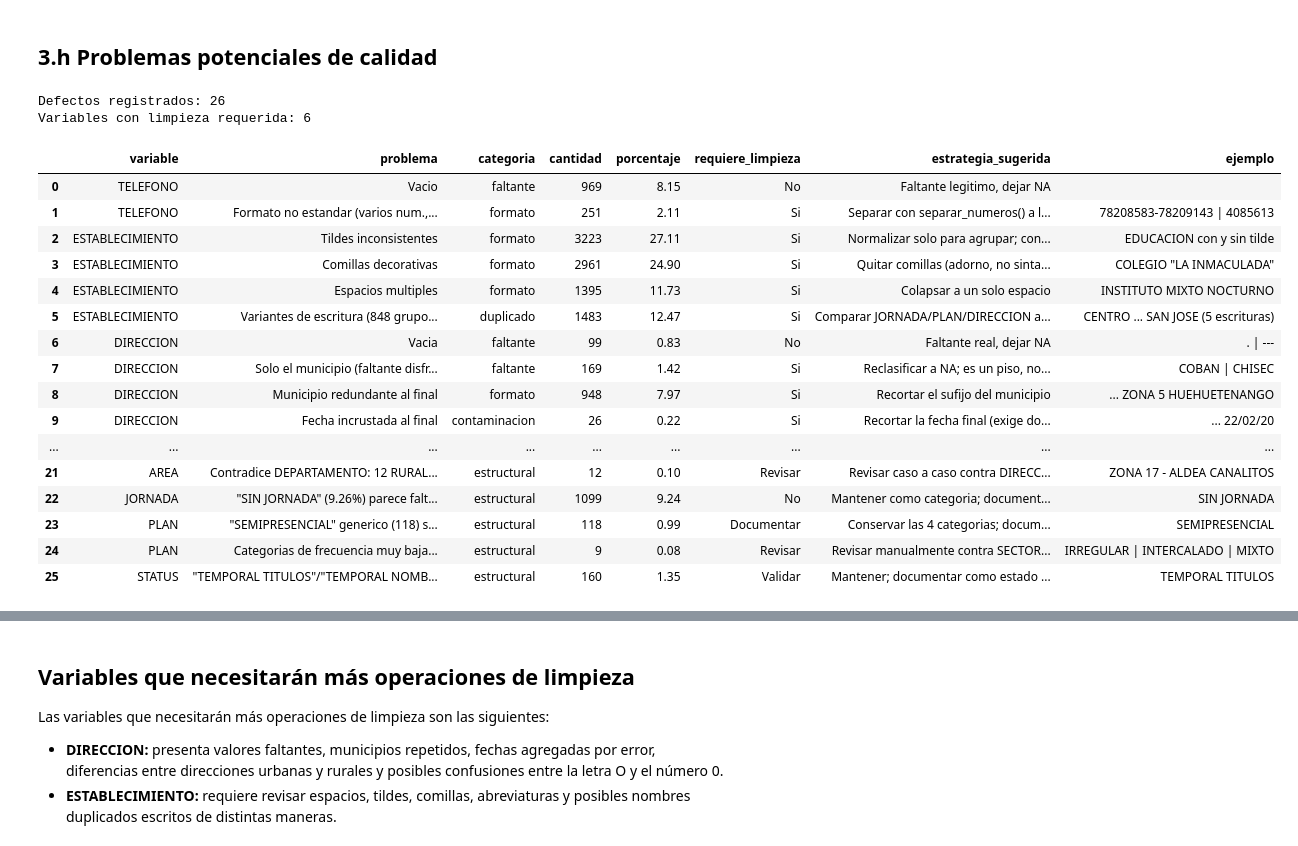
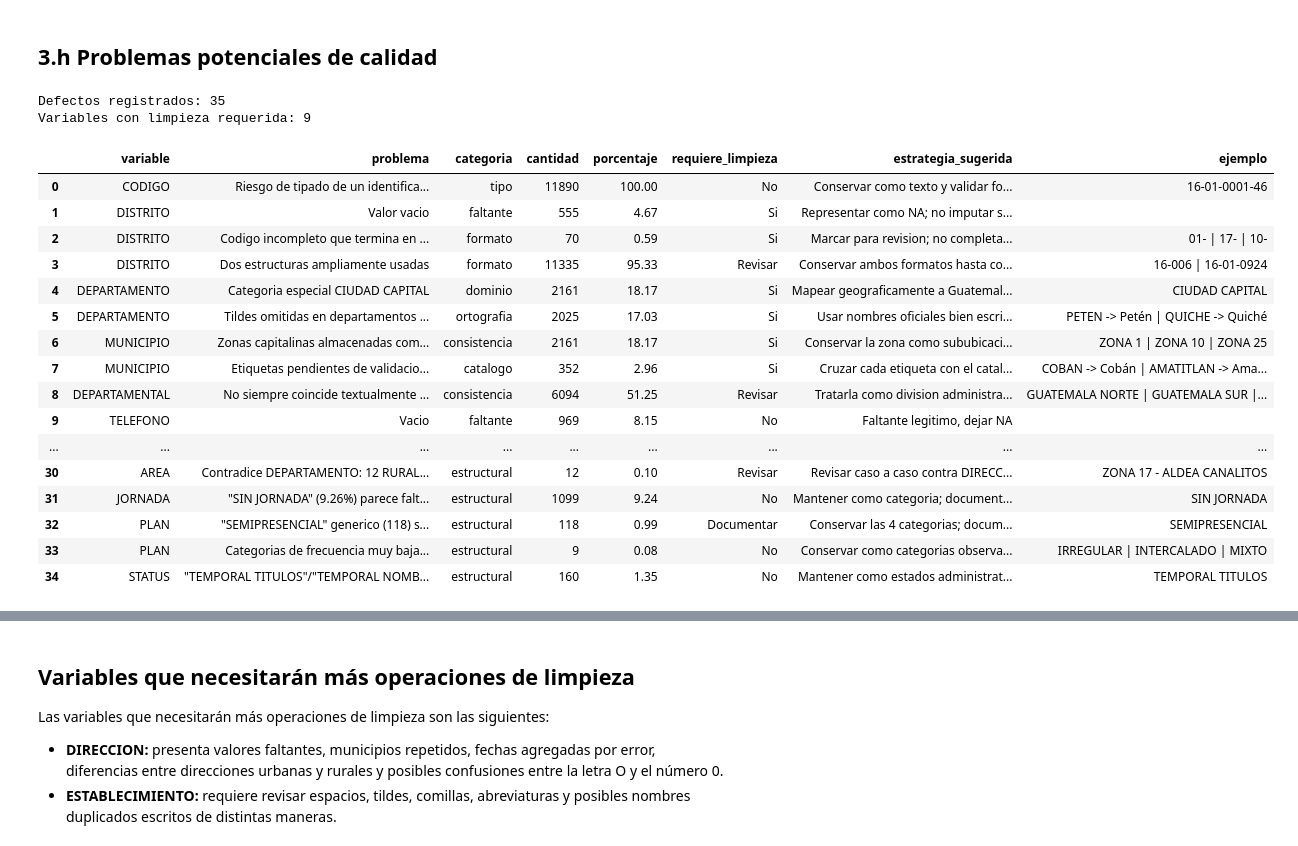
Before and after one commit to Vann06/Proyecto-1-Data-Science, a Jupyter notebook: notebooks/01_ingesta_diagnostico_inicial.ipynb, the cells around one changed output, grey strips where cells are left out. Saved outputs shown, nothing was run; the diff lists cells and outputs as text; code cells hidden in the pictures.

Commit message:
docs: finalize project documentation and notebooks

```diff
--- a/notebooks/01_ingesta_diagnostico_inicial.ipynb
+++ b/notebooks/01_ingesta_diagnostico_inicial.ipynb
@@ -727,11 +727,14 @@ defectos = []
 
 # ---------------------------------------------------------------------
 # TURNO 1 - VIANKA - CODIGO, DISTRITO, DEPARTAMENTO, MUNICIPIO, DEPARTAMENTAL
-# Descomenta y completa con tu diagnostico. Ejemplo del formato:
-# defectos += [
-#     ("DISTRITO", "Descripcion del defecto", "faltante", 555, "Si",
-#      "Regla sugerida en una linea", "ejemplo real"),
-# ]
+from src.diagnostico_vianka import problemas_vianka
+
+problemas_geograficos = problemas_vianka(df_raw)
+columnas_defecto = [
+    "variable", "problema", "categoria", "cantidad",
+    "requiere_limpieza", "estrategia_sugerida", "ejemplo",
+]
+defectos += list(problemas_geograficos[columnas_defecto].itertuples(index=False, name=None))
 # ---------------------------------------------------------------------
 
 # ---------------------------------------------------------------------
@@ -764,7 +767,7 @@ defectos += [
      "Corregir O->0 en contexto numerico", "O AV. 0-06 | OC-150"),
 
     ("SUPERVISOR", "Ausencia real", "faltante", 561, "Si",
-     "Imputable: por DISTRITO en el plan", ""),
+     "Representar como NA; no imputar sin fecha de vigencia", ""),
     ("SUPERVISOR", "Variantes por tildes del mismo nombre", "duplicado", 192, "Si",
      "Fusionar con normalizar_nombre()", "GONZALEZ DE LEON con y sin tilde"),
     ("SUPERVISOR", "Caracter raro (O/0, tilde grave, apostrofo)", "contaminacion", 16, "Si",
@@ -799,55 +802,55 @@ defectos += [
     ("JORNADA", "\"SIN JORNADA\" (9.26%) parece faltante pero 96% cruza con PLAN semipresencial/a distancia: es valor real", "estructural", 1099, "No",
      "Mantener como categoria; documentar el motivo en el codebook", "SIN JORNADA"),
 
     ("PLAN", "\"SEMIPRESENCIAL\" generico (118) sin el detalle de sus 3 subcategorias especificas", "estructural", 118, "Documentar",
      "Conservar las 4 categorias; documentar la jerarquia en el codebook", "SEMIPRESENCIAL"),
-    ("PLAN", "Categorias de frecuencia muy baja (posible typo o caso real raro)", "estructural", 9, "Revisar",
-     "Revisar manualmente contra SECTOR/JORNADA antes de fusionar", "IRREGULAR | INTERCALADO | MIXTO"),
+    ("PLAN", "Categorias de frecuencia muy baja revisadas", "estructural", 9, "No",
+     "Conservar como categorias observadas; no hay evidencia para fusionarlas", "IRREGULAR | INTERCALADO | MIXTO"),
 
-    ("STATUS", "\"TEMPORAL TITULOS\"/\"TEMPORAL NOMBRAMIENTO\" sin catalogo oficial disponible para validar", "estructural", 160, "Validar",
-     "Mantener; documentar como estado administrativo distinto de CERRADA", "TEMPORAL TITULOS"),
+    ("STATUS", "\"TEMPORAL TITULOS\"/\"TEMPORAL NOMBRAMIENTO\" son estados administrativos observados", "estructural", 160, "No",
+     "Mantener como estados administrativos distintos de CERRADA", "TEMPORAL TITULOS"),
 ]
 
 # ---------------------------------------------------------------------
 
 problemas = pd.DataFrame(defectos, columns=[
     "variable", "problema", "categoria", "cantidad",
     "requiere_limpieza", "estrategia_sugerida", "ejemplo",
 ])
 problemas["porcentaje"] = (problemas["cantidad"] / N * 100).round(2)
 problemas = problemas[[
     "variable", "problema", "categoria", "cantidad", "porcentaje",
     "requiere_limpieza", "estrategia_sugerida", "ejemplo",
 ]]
 
 problemas.to_csv(
     REPORT_DIR / "problemas_calidad_preliminares.csv",
     index=False, encoding="utf-8-sig",
 )
 print("Defectos registrados:", len(problemas))
 print("Variables con limpieza requerida:",
       problemas.loc[problemas["requiere_limpieza"].eq("Si"), "variable"].nunique())
 display(problemas)
 # %% [output]
-Defectos registrados: 26
-Variables con limpieza requerida: 6
+Defectos registrados: 35
+Variables con limpieza requerida: 9
 |  | variable | problema | categoria | cantidad | porcentaje | requiere_limpieza | estrategia_sugerida | ejemplo |
-| 0 | TELEFONO | Vacio | faltante | 969 | 8.15 | No | Faltante legitimo, dejar NA |  |
-| 1 | TELEFONO | Formato no estandar (varios num.,... | formato | 251 | 2.11 | Si | Separar con separar_numeros() a l... | 78208583-78209143 | 4085613 |
-| 2 | ESTABLECIMIENTO | Tildes inconsistentes | formato | 3223 | 27.11 | Si | Normalizar solo para agrupar; con... | EDUCACION con y sin tilde |
-| 3 | ESTABLECIMIENTO | Comillas decorativas | formato | 2961 | 24.90 | Si | Quitar comillas (adorno, no sinta... | COLEGIO "LA INMACULADA" |
-| 4 | ESTABLECIMIENTO | Espacios multiples | formato | 1395 | 11.73 | Si | Colapsar a un solo espacio | INSTITUTO MIXTO NOCTURNO |
-| 5 | ESTABLECIMIENTO | Variantes de escritura (848 grupo... | duplicado | 1483 | 12.47 | Si | Comparar JORNADA/PLAN/DIRECCION a... | CENTRO ... SAN JOSE (5 escrituras) |
-| 6 | DIRECCION | Vacia | faltante | 99 | 0.83 | No | Faltante real, dejar NA | . | --- |
-| 7 | DIRECCION | Solo el municipio (faltante disfr... | faltante | 169 | 1.42 | Si | Reclasificar a NA; es un piso, no... | COBAN | CHISEC |
-| 8 | DIRECCION | Municipio redundante al final | formato | 948 | 7.97 | Si | Recortar el sufijo del municipio | ... ZONA 5 HUEHUETENANGO |
-| 9 | DIRECCION | Fecha incrustada al final | contaminacion | 26 | 0.22 | Si | Recortar la fecha final (exige do... | ... 22/02/20 |
+| 0 | CODIGO | Riesgo de tipado de un identifica... | tipo | 11890 | 100.00 | No | Conservar como texto y validar fo... | 16-01-0001-46 |
+| 1 | DISTRITO | Valor vacio | faltante | 555 | 4.67 | Si | Representar como NA; no imputar s... |  |
+| 2 | DISTRITO | Codigo incompleto que termina en ... | formato | 70 | 0.59 | Si | Marcar para revision; no completa... | 01- | 17- | 10- |
+| 3 | DISTRITO | Dos estructuras ampliamente usadas | formato | 11335 | 95.33 | Revisar | Conservar ambos formatos hasta co... | 16-006 | 16-01-0924 |
+| 4 | DEPARTAMENTO | Categoria especial CIUDAD CAPITAL | dominio | 2161 | 18.17 | Si | Mapear geograficamente a Guatemal... | CIUDAD CAPITAL |
+| 5 | DEPARTAMENTO | Tildes omitidas en departamentos ... | ortografia | 2025 | 17.03 | Si | Usar nombres oficiales bien escri... | PETEN -> Petén | QUICHE -> Quiché |
+| 6 | MUNICIPIO | Zonas capitalinas almacenadas com... | consistencia | 2161 | 18.17 | Si | Conservar la zona como sububicaci... | ZONA 1 | ZONA 10 | ZONA 25 |
+| 7 | MUNICIPIO | Etiquetas pendientes de validacio... | catalogo | 352 | 2.96 | Si | Cruzar cada etiqueta con el catal... | COBAN -> Cobán | AMATITLAN -> Ama... |
+| 8 | DEPARTAMENTAL | No siempre coincide textualmente ... | consistencia | 6094 | 51.25 | Revisar | Tratarla como division administra... | GUATEMALA NORTE | GUATEMALA SUR |... |
+| 9 | TELEFONO | Vacio | faltante | 969 | 8.15 | No | Faltante legitimo, dejar NA |  |
 | ... | ... | ... | ... | ... | ... | ... | ... | ... |
-| 21 | AREA | Contradice DEPARTAMENTO: 12 RURAL... | estructural | 12 | 0.10 | Revisar | Revisar caso a caso contra DIRECC... | ZONA 17 - ALDEA CANALITOS |
-| 22 | JORNADA | "SIN JORNADA" (9.26%) parece falt... | estructural | 1099 | 9.24 | No | Mantener como categoria; document... | SIN JORNADA |
-| 23 | PLAN | "SEMIPRESENCIAL" generico (118) s... | estructural | 118 | 0.99 | Documentar | Conservar las 4 categorias; docum... | SEMIPRESENCIAL |
-| 24 | PLAN | Categorias de frecuencia muy baja... | estructural | 9 | 0.08 | Revisar | Revisar manualmente contra SECTOR... | IRREGULAR | INTERCALADO | MIXTO |
-| 25 | STATUS | "TEMPORAL TITULOS"/"TEMPORAL NOMB... | estructural | 160 | 1.35 | Validar | Mantener; documentar como estado ... | TEMPORAL TITULOS |
+| 30 | AREA | Contradice DEPARTAMENTO: 12 RURAL... | estructural | 12 | 0.10 | Revisar | Revisar caso a caso contra DIRECC... | ZONA 17 - ALDEA CANALITOS |
+| 31 | JORNADA | "SIN JORNADA" (9.26%) parece falt... | estructural | 1099 | 9.24 | No | Mantener como categoria; document... | SIN JORNADA |
+| 32 | PLAN | "SEMIPRESENCIAL" generico (118) s... | estructural | 118 | 0.99 | Documentar | Conservar las 4 categorias; docum... | SEMIPRESENCIAL |
+| 33 | PLAN | Categorias de frecuencia muy baja... | estructural | 9 | 0.08 | No | Conservar como categorias observa... | IRREGULAR | INTERCALADO | MIXTO |
+| 34 | STATUS | "TEMPORAL TITULOS"/"TEMPORAL NOMB... | estructural | 160 | 1.35 | No | Mantener como estados administrat... | TEMPORAL TITULOS |
 # %% [markdown]
 ### Análisis 3.h — Problemas de calidad y estrategia preliminar (TURNO 2)
 
```
Also changed, not shown: parts of 5 cells of this notebook, 22 other files.
